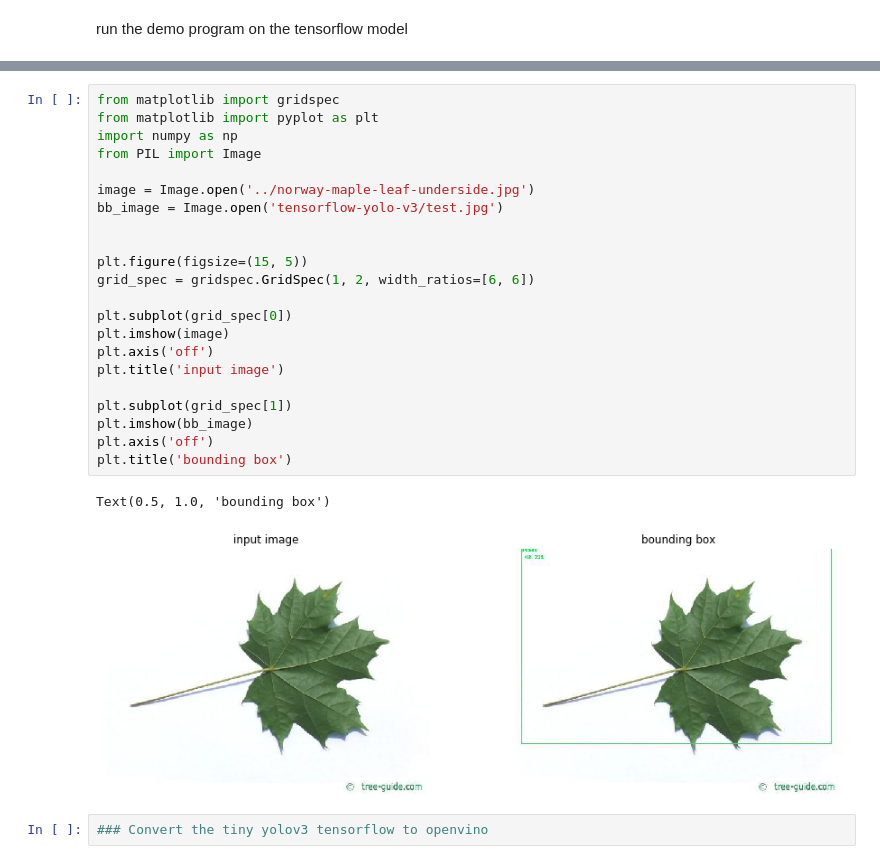
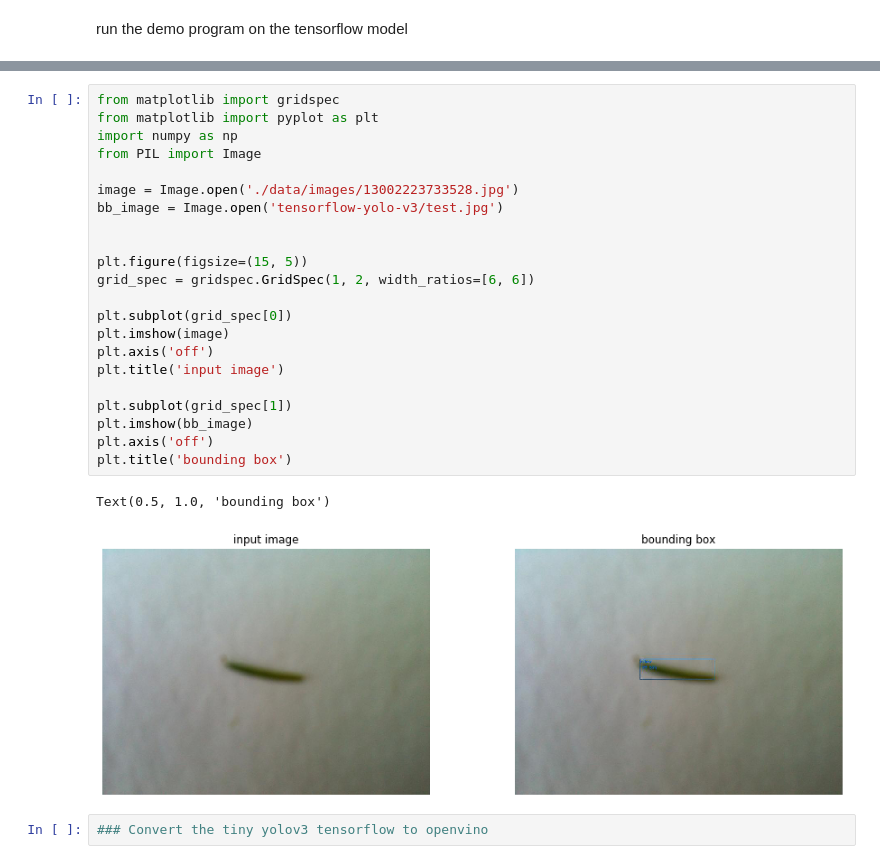
Before and after one commit to cmembrez/Raspberry-Robotics101, a Jupyter notebook: projects/DC-Box/darknet/Leaf_DarknetTinyYolov3ObjectDetection.ipynb, the cells around one changed output, grey strips where cells are left out. Cells and saved outputs as stored; diff of their text form.

```diff
--- a/projects/DC-Box/darknet/Leaf_DarknetTinyYolov3ObjectDetection.ipynb
+++ b/projects/DC-Box/darknet/Leaf_DarknetTinyYolov3ObjectDetection.ipynb
@@ -141,28 +159,28 @@ run the demo program on the tensorflow model
 # %%
 from matplotlib import gridspec
 from matplotlib import pyplot as plt
 import numpy as np
 from PIL import Image
 
-image = Image.open('../norway-maple-leaf-underside.jpg')
+image = Image.open('./data/images/13002223733528.jpg')
 bb_image = Image.open('tensorflow-yolo-v3/test.jpg')
 
 
 plt.figure(figsize=(15, 5))
 grid_spec = gridspec.GridSpec(1, 2, width_ratios=[6, 6])
 
 plt.subplot(grid_spec[0])
 plt.imshow(image)
 plt.axis('off')
 plt.title('input image')
 
 plt.subplot(grid_spec[1])
 plt.imshow(bb_image)
 plt.axis('off')
 plt.title('bounding box')
 # %% [output]
 Text(0.5, 1.0, 'bounding box')
-[figure, old version]
+[figure, new version]
 # %%
 ### Convert the tiny yolov3 tensorflow to openvino
 # %% [markdown]
```
Also changed, not shown: parts of 2 cells of this notebook.
